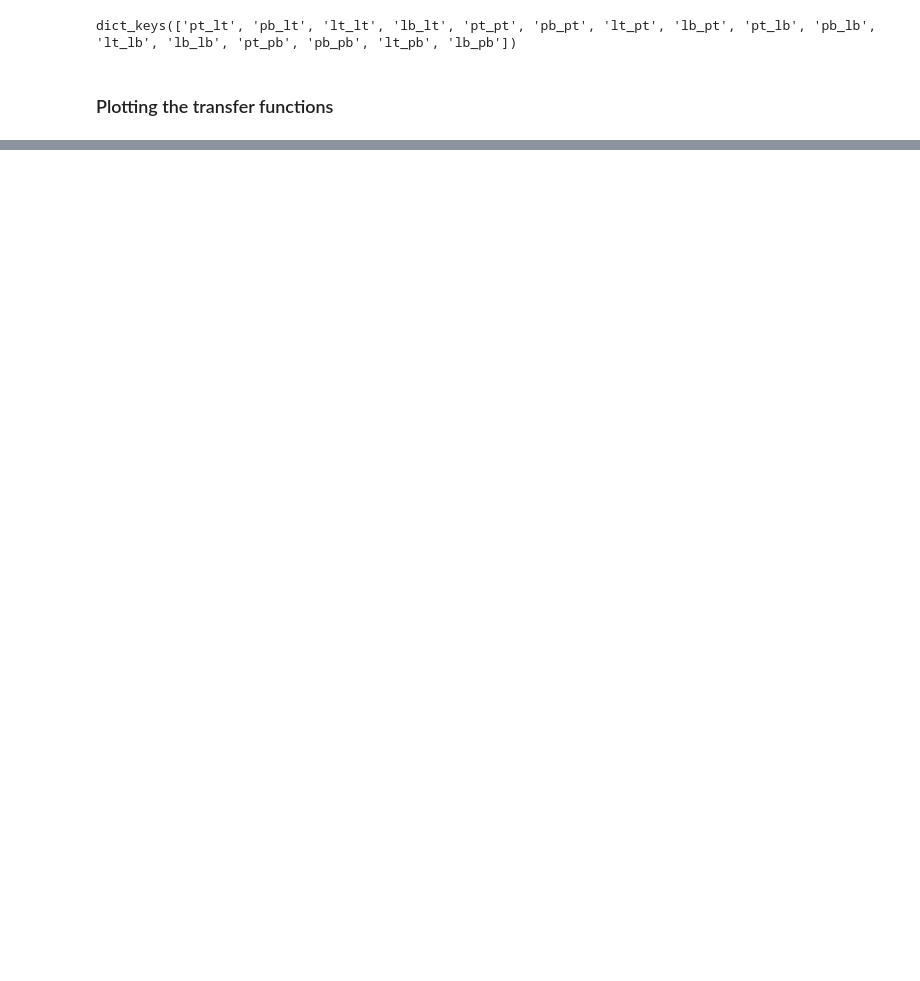
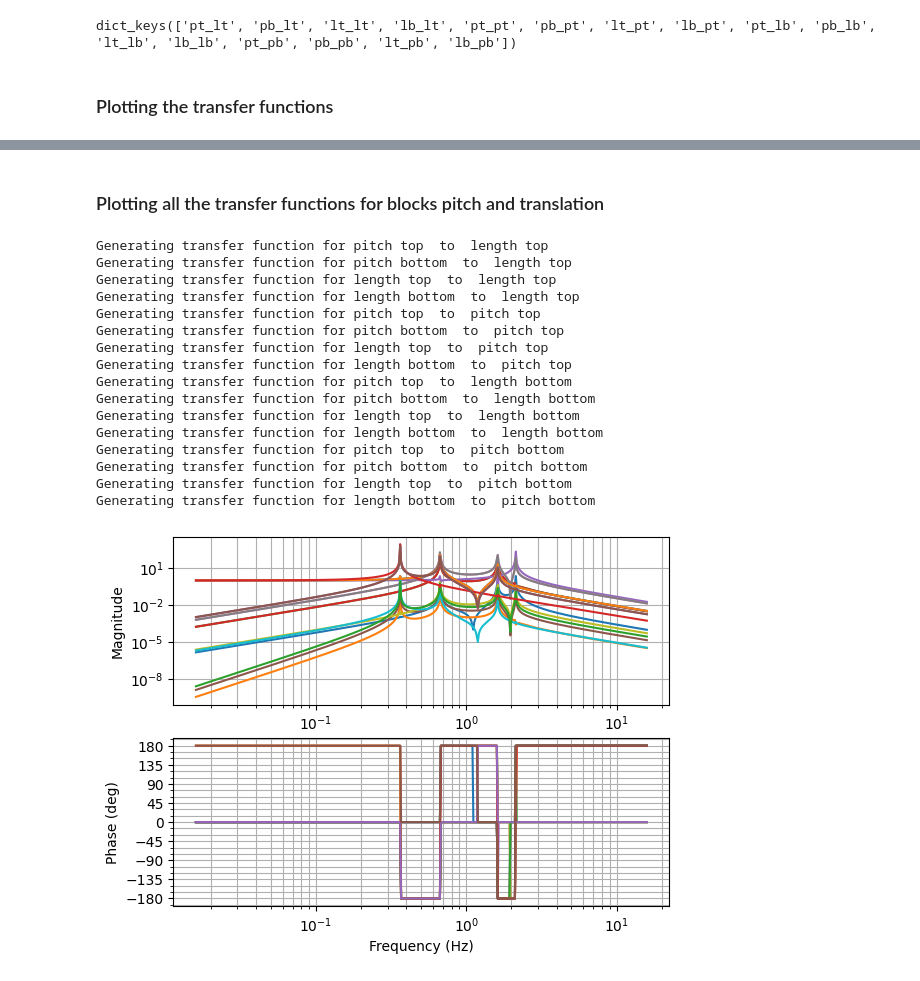
Before and after one commit to siddharth101/Double_suspension, a Jupyter notebook: Double_pendulum_combined.ipynb, the cells around one changed output, grey strips where cells are left out. Drawn from its saved outputs; the diff is of its cells as text; code cells hidden in the pictures; blank space fills up the shorter version.

```diff
--- a/Double_pendulum_combined.ipynb
+++ b/Double_pendulum_combined.ipynb
@@ -804,3 +715,26 @@ $\displaystyle \frac{1.8139031553482 \cdot 10^{-9} s^{10} + 7.78304171927887 \cd
+# %% [markdown]
+### Plotting all the transfer functions for blocks pitch and translation
+# %%
+for i in tfs_sia_inv_B_a_.keys():
+  plot_tfs(motion=i, tf_dict=tfs_sia_inv_B_a_)
+# %% [output]
+Generating transfer function for pitch top  to  length top
+Generating transfer function for pitch bottom  to  length top
+Generating transfer function for length top  to  length top
+Generating transfer function for length bottom  to  length top
+Generating transfer function for pitch top  to  pitch top
+Generating transfer function for pitch bottom  to  pitch top
+Generating transfer function for length top  to  pitch top
+Generating transfer function for length bottom  to  pitch top
+Generating transfer function for pitch top  to  length bottom
+Generating transfer function for pitch bottom  to  length bottom
+Generating transfer function for length top  to  length bottom
+Generating transfer function for length bottom  to  length bottom
+Generating transfer function for pitch top  to  pitch bottom
+Generating transfer function for pitch bottom  to  pitch bottom
+Generating transfer function for length top  to  pitch bottom
+Generating transfer function for length bottom  to  pitch bottom
+[figure, added]
 # %%
 # with tf.device(device_name):
 #   import time
```
Also changed, not shown: parts of 25 cells of this notebook.
